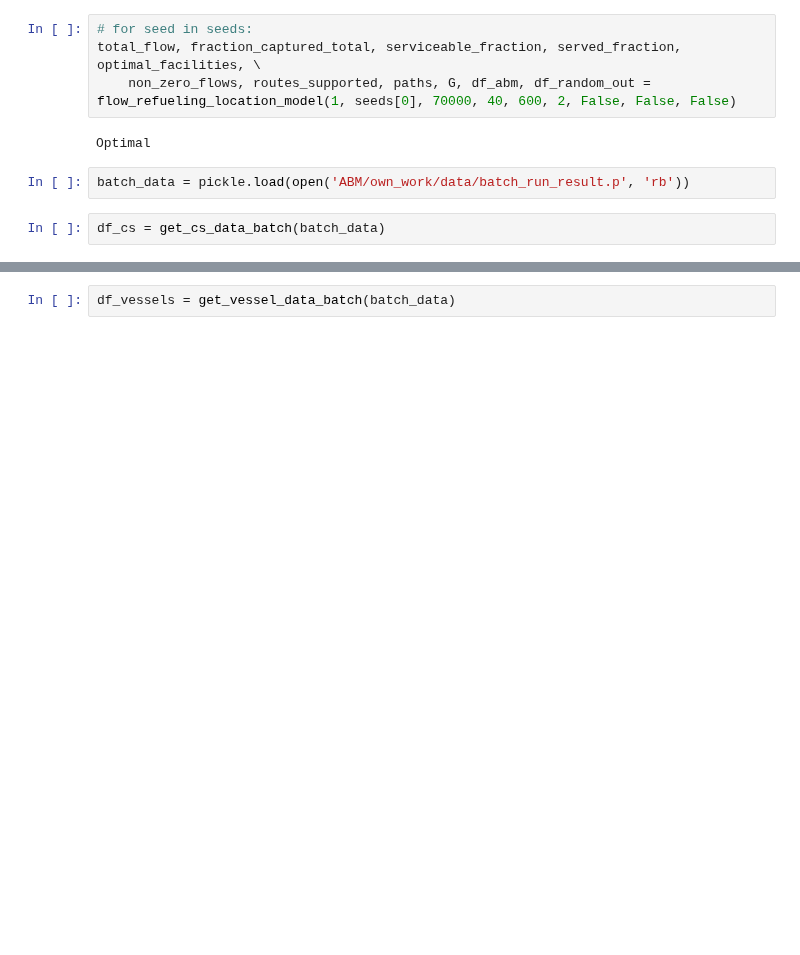
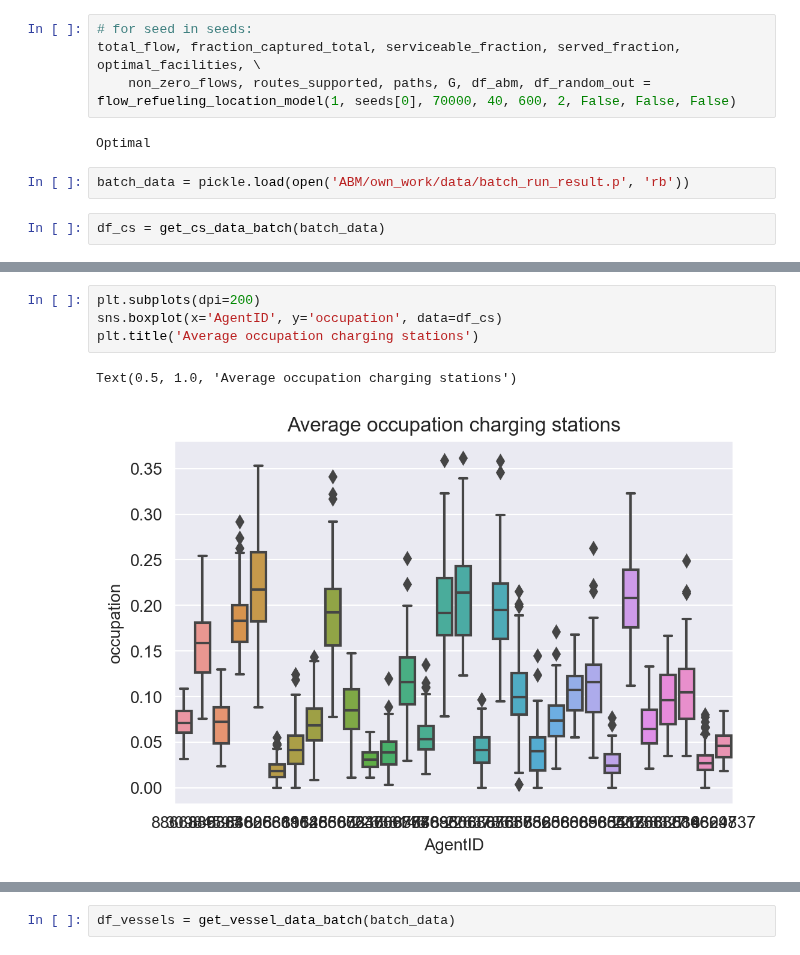
Before and after one commit to fabiandriessen/Thesis, a Jupyter notebook: 7_combining_frlm_and_ABM.ipynb, the cells around one changed output, grey strips where cells are left out. Saved outputs shown, nothing was run; the diff lists cells and outputs as text; blank space fills up the shorter version.

Commit message:
Also add figures now

```diff
--- a/7_combining_frlm_and_ABM.ipynb
+++ b/7_combining_frlm_and_ABM.ipynb
@@ -38,0 +36,7 @@ df_cs
+# %%
+plt.subplots(dpi=200)
+sns.boxplot(x='AgentID', y='occupation', data=df_cs)
+plt.title('Average occupation charging stations')
+# %% [output]
+Text(0.5, 1.0, 'Average occupation charging stations')
+[figure, added]
```
Also changed, not shown: parts of 4 cells of this notebook, 12 other files.
